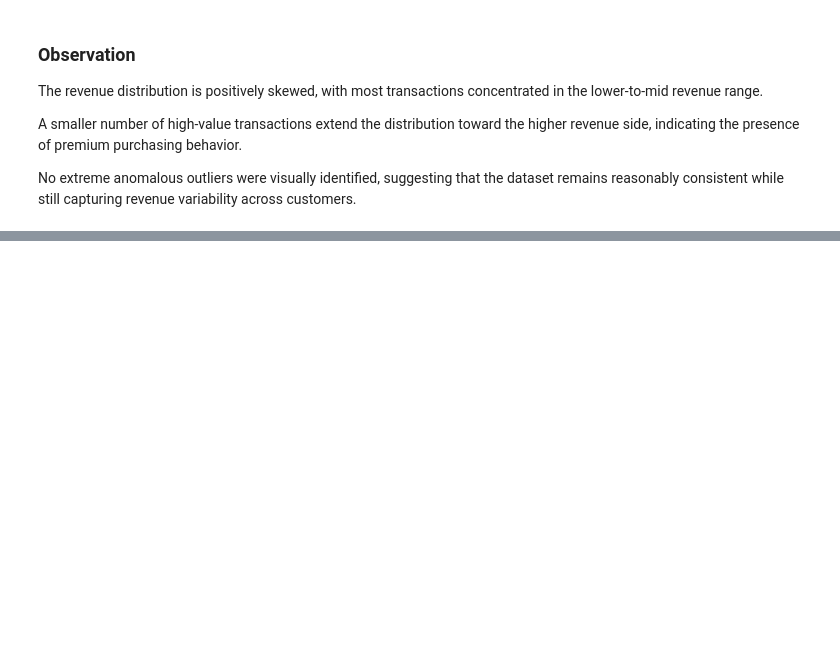
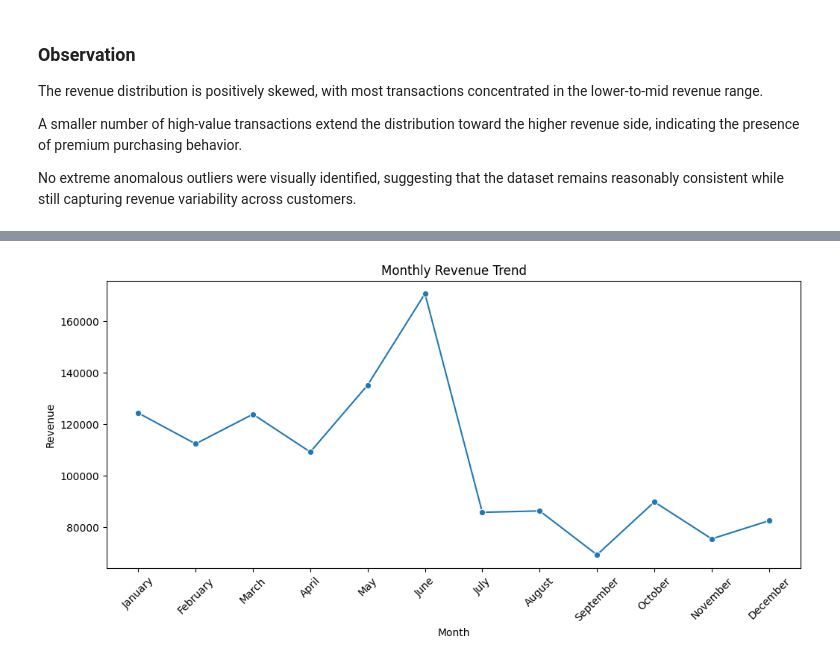
Before and after one commit to prasadk1628/decodelabs-eda-project, a Jupyter notebook: Project_2/notebook/ecommerce_data_cleaning.ipynb, the cells around one changed output, grey strips where cells are left out. Cells and saved outputs as stored; diff of their text form; code cells hidden in the pictures; blank space fills up the shorter version.

```diff
--- a/Project_2/notebook/ecommerce_data_cleaning.ipynb
+++ b/Project_2/notebook/ecommerce_data_cleaning.ipynb
@@ -126,0 +192,13 @@ No extreme anomalous outliers were visually identified, suggesting that the data
+# %%
+monthly_revenue = (
+    df.groupby("Month")["Revenue"]
+    .sum()
+    .reindex([
+        "January", "February", "March",
+        "April", "May", "June",
+        "July", "August", "September",
+        "October", "November", "December"
+    ])
+)
+
+monthly_revenue
@@ -126,0 +220,20 @@ No extreme anomalous outliers were visually identified, suggesting that the data
+# %%
+plt.figure(figsize=(12, 5))
+
+sns.lineplot(
+    x=monthly_revenue.index,
+    y=monthly_revenue.values,
+    marker="o"
+)
+
+plt.title("Monthly Revenue Trend")
+
+plt.xlabel("Month")
+
+plt.ylabel("Revenue")
+
+plt.xticks(rotation=45)
+
+plt.show()
+# %% [output]
+[figure, added]
```
Also changed, not shown: parts of 15 cells of this notebook, 6 other files.
